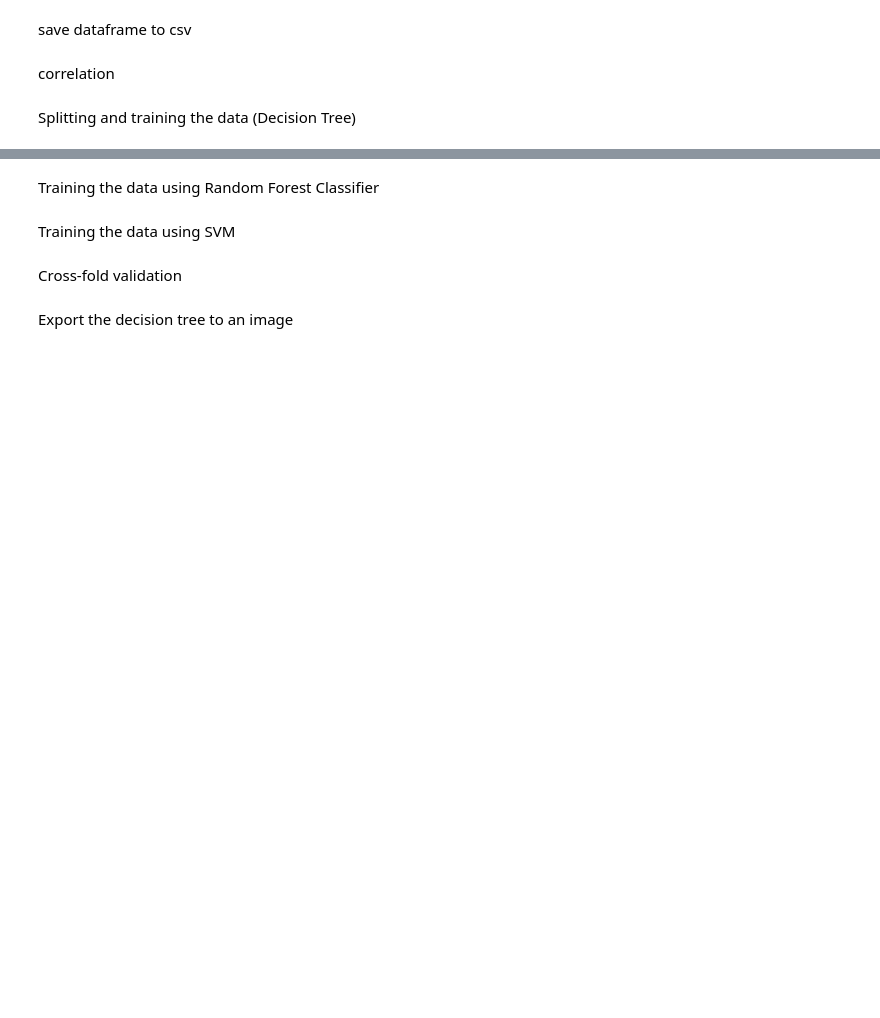
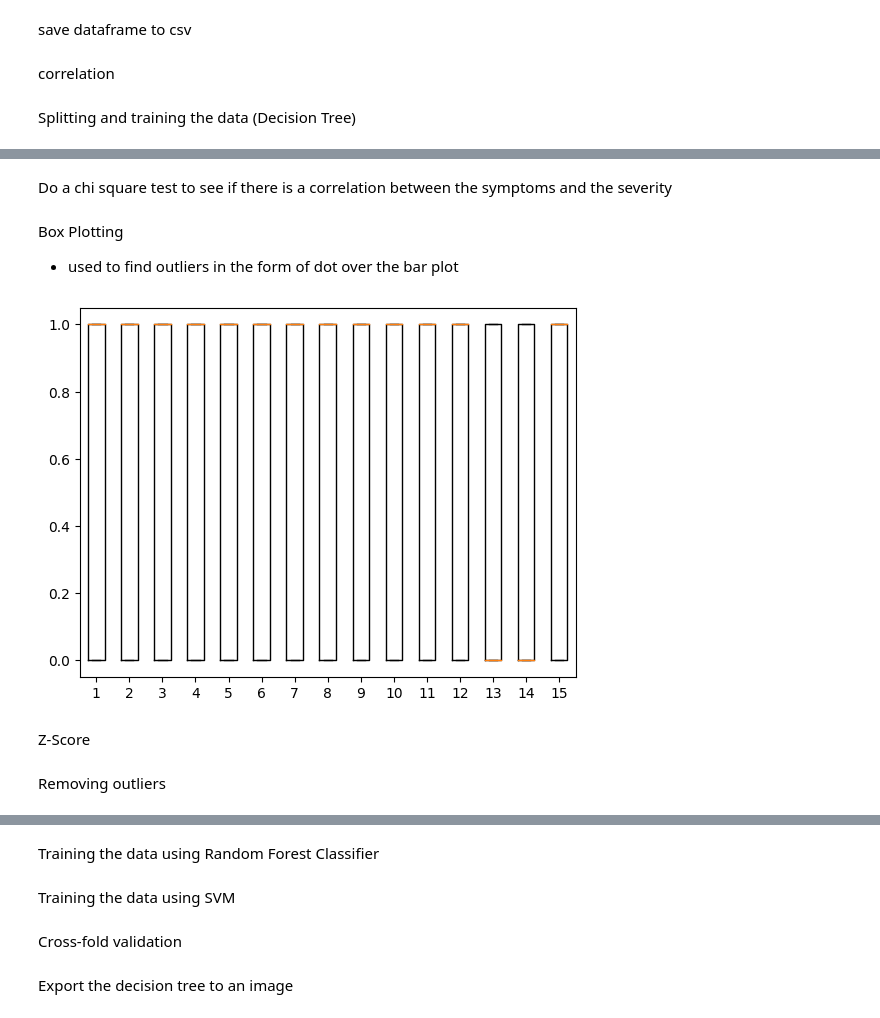
Before and after one commit to noctwilliam/fyp-data, a Jupyter notebook: data.ipynb, the cells around one changed output, grey strips where cells are left out. Saved outputs shown, nothing was run; the diff lists cells and outputs as text; code cells hidden in the pictures; blank space fills up the shorter version.

```diff
--- a/data.ipynb
+++ b/data.ipynb
@@ -37,15 +61,10 @@ df.isna().sum()
 # %% [markdown]
 counting & cleaning feature values
 # %%
-cols = df.columns
-
-for col in cols:
-	print(df[col].value_counts())
-	print("")
-
 # Drop columns that are only zeros
-for col in cols:
-	# If the count of the most frequentt value is equal to the length of the dataframe (25k), then drop the column
+for col in df.columns:
+	# If the count of the most frequent value is equal to the length of the dataframe (25k)
+	# then drop the column
 	if df[col].value_counts()[0] == len(df):
 		df.drop(col, axis=1, inplace=True)
 df.info()
@@ -120,0 +173,3 @@ joblib.dump(dt, 'decision_tree_model.pkl')
+# %%
+df_without_target = df.drop('SEVERITY', axis=1)
+df_without_target.head()
@@ -120,0 +183,14 @@ joblib.dump(dt, 'decision_tree_model.pkl')
+# %% [markdown]
+Do a chi square test to see if there is a correlation between the symptoms and the severity
+# %% [markdown]
+Box Plotting
+- used to find outliers in the form of dot over the bar plot
+# %%
+import matplotlib.pyplot as plt
+
+plt.boxplot(df_without_target)
+plt.show()
+# %% [output]
+[figure, added]
+# %% [markdown]
+Z-Score
@@ -120,0 +204,2 @@ joblib.dump(dt, 'decision_tree_model.pkl')
+# %% [markdown]
+Removing outliers
```
Also changed, not shown: parts of 14 cells of this notebook, 2 other files.
